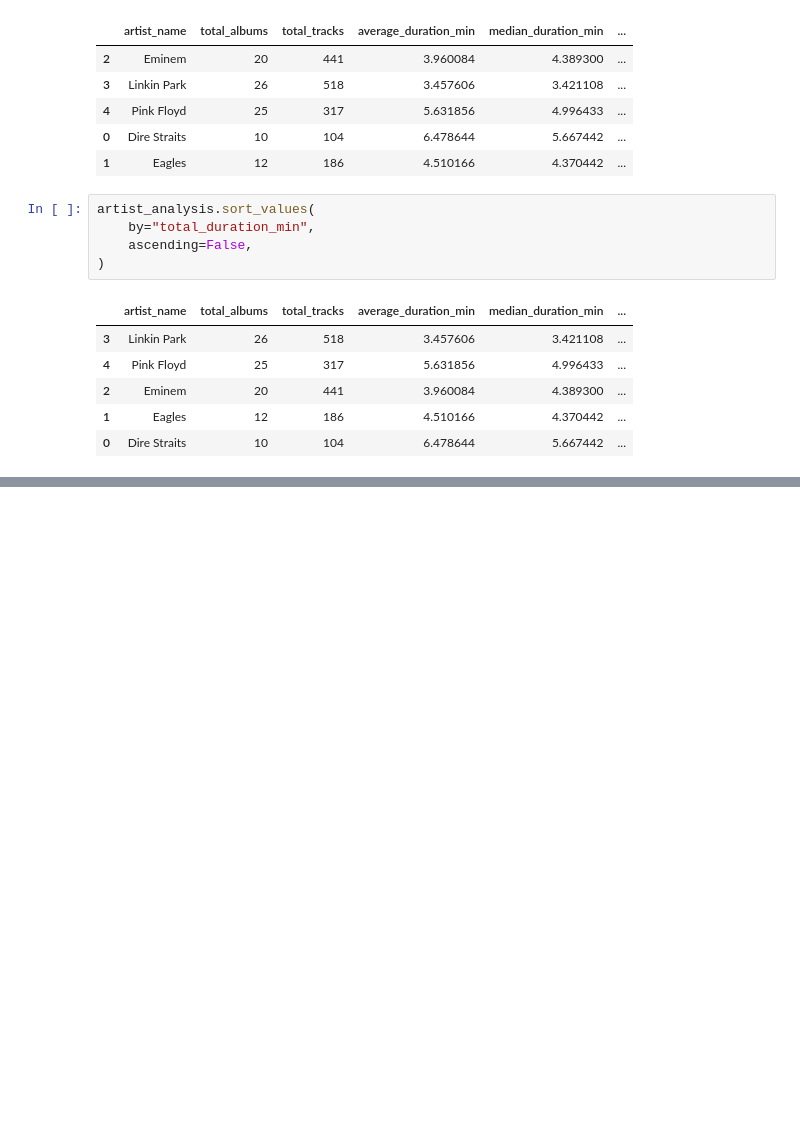
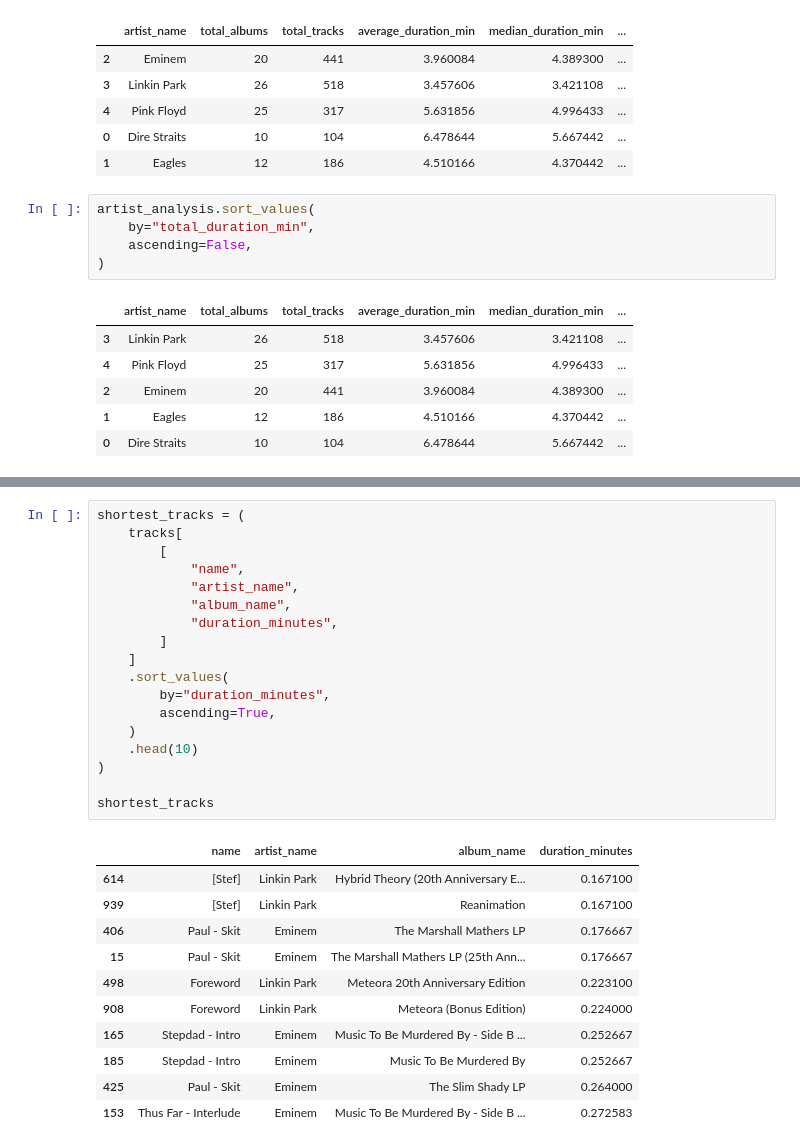
Before and after one commit to yagofelix00/spotify-music-analytics, a Jupyter notebook: notebooks/01_exploratory_analysis.ipynb, the cells around one changed output, grey strips where cells are left out. Drawn from its saved outputs; the diff is of its cells as text; blank space fills up the shorter version.

```diff
--- a/notebooks/01_exploratory_analysis.ipynb
+++ b/notebooks/01_exploratory_analysis.ipynb
@@ -381,0 +396,30 @@ artist_analysis.sort_values(
+# %%
+shortest_tracks = (
+    tracks[
+        [
+            "name",
+            "artist_name",
+            "album_name",
+            "duration_minutes",
+        ]
+    ]
+    .sort_values(
+        by="duration_minutes",
+        ascending=True,
+    )
+    .head(10)
+)
+
+shortest_tracks
+# %% [output]
+|  | name | artist_name | album_name | duration_minutes |
+| 614 | [Stef] | Linkin Park | Hybrid Theory (20th Anniversary E... | 0.167100 |
+| 939 | [Stef] | Linkin Park | Reanimation | 0.167100 |
+| 406 | Paul - Skit | Eminem | The Marshall Mathers LP | 0.176667 |
+| 15 | Paul - Skit | Eminem | The Marshall Mathers LP (25th Ann... | 0.176667 |
+| 498 | Foreword | Linkin Park | Meteora 20th Anniversary Edition | 0.223100 |
+| 908 | Foreword | Linkin Park | Meteora (Bonus Edition) | 0.224000 |
+| 165 | Stepdad - Intro | Eminem | Music To Be Murdered By - Side B ... | 0.252667 |
+| 185 | Stepdad - Intro | Eminem | Music To Be Murdered By | 0.252667 |
+| 425 | Paul - Skit | Eminem | The Slim Shady LP | 0.264000 |
+| 153 | Thus Far - Interlude | Eminem | Music To Be Murdered By - Side B ... | 0.272583 |
```
Also changed, not shown: parts of 10 cells of this notebook.
